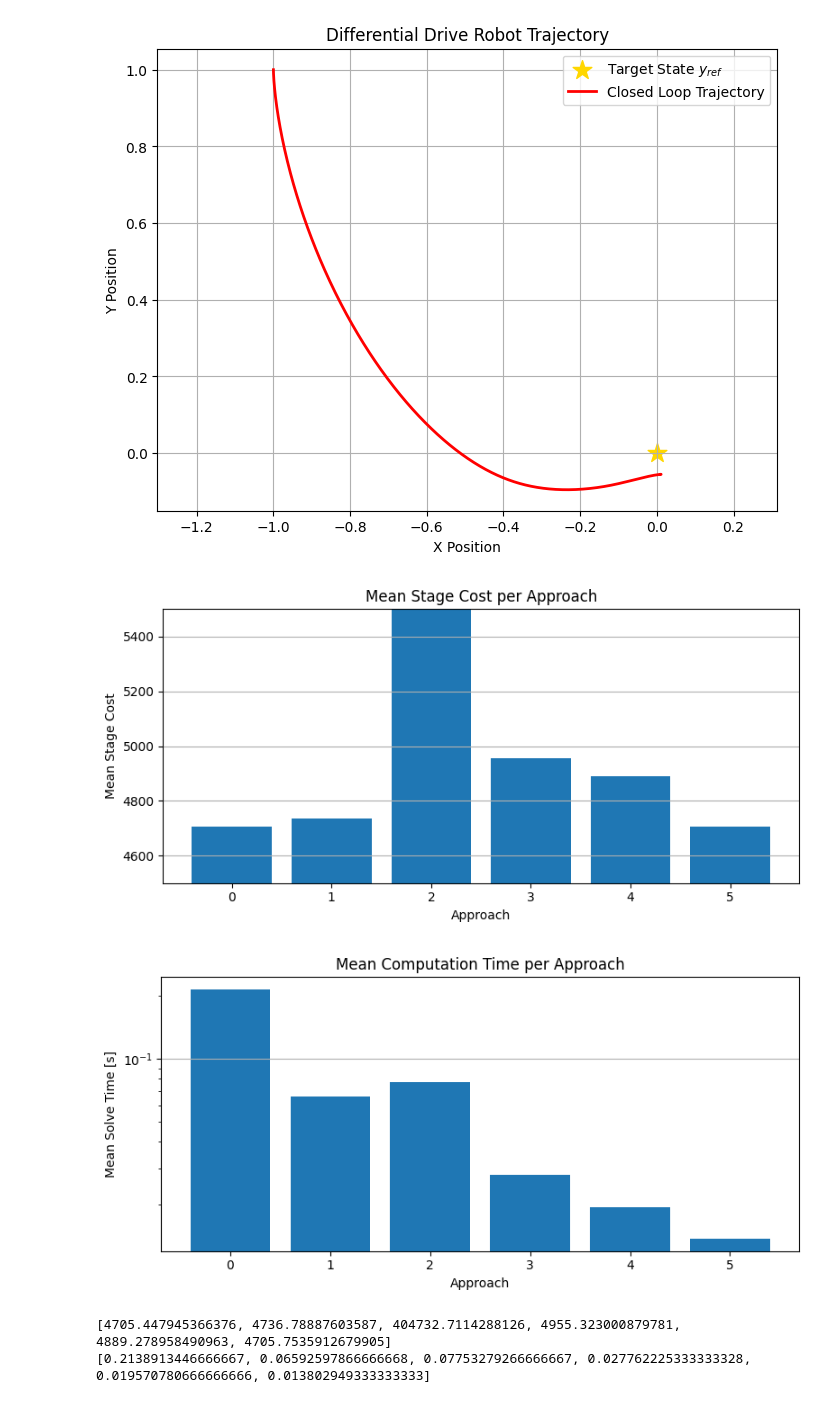
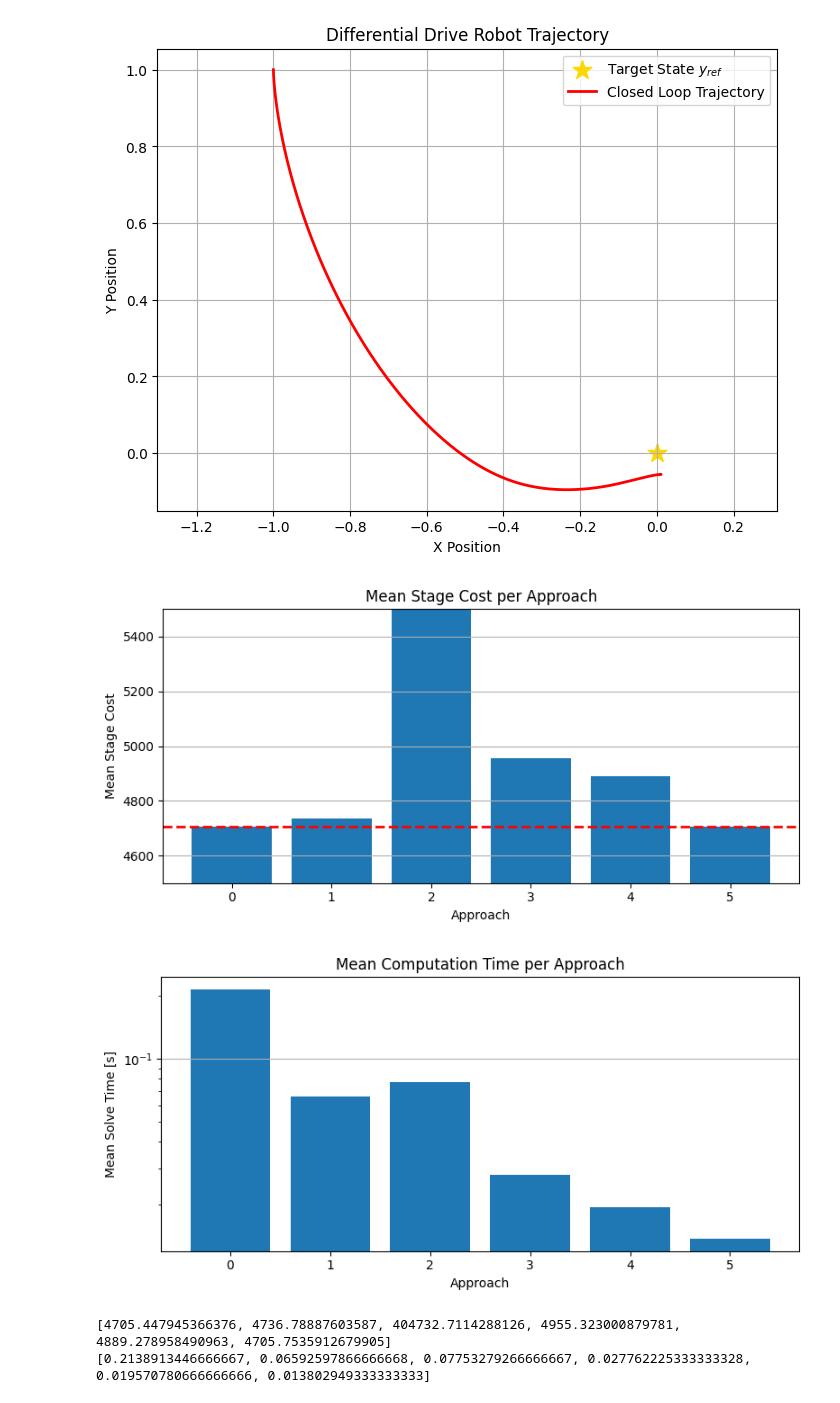
Before and after one commit to l-m-schroth/multi_fidelity_MPC_slow_fast, a Jupyter notebook: Differential_drive_problem.ipynb, the cells around one changed output. Drawn from its saved outputs; the diff is of its cells as text; code cells hidden in the pictures.

```diff
--- a/Differential_drive_problem.ipynb
+++ b/Differential_drive_problem.ipynb
@@ -416,34 +416,35 @@ acados was compiled without OpenMP.
 # %%
 # Plot as bar diagrams the mean costs and mean computation times of the different approaches
 # X-axis labels for the bars
 labels = [0, 1, 2, 3, 4, 5]
 
 # Plot 1: Mean Stage Costs
 plt.figure(figsize=(8, 4))
 plt.bar(labels, mean_costs)
+plt.axhline(y=mean_costs[0], color='red', linestyle='--', linewidth=2, label='Baseline')
 plt.xlabel("Approach")
 plt.ylabel("Mean Stage Cost")
 plt.title("Mean Stage Cost per Approach")
 plt.xticks(labels)
 plt.ylim(4500, 5500)
 #plt.yscale('log')
 plt.grid(True, axis='y')
 plt.tight_layout()
 plt.show()
 
 # Plot 2: Mean Computation Time
 plt.figure(figsize=(8, 4))
 plt.bar(labels, mean_solve_times)
 plt.xlabel("Approach")
 plt.ylabel("Mean Solve Time [s]")
 plt.title("Mean Computation Time per Approach")
 plt.xticks(labels)
 plt.grid(True, axis='y')
 plt.yscale('log')
 plt.tight_layout()
 plt.show()
 # %% [output]
-[figure, old version]
+[figure, new version]
 [figure]
 # %%
 print(mean_costs)
```
